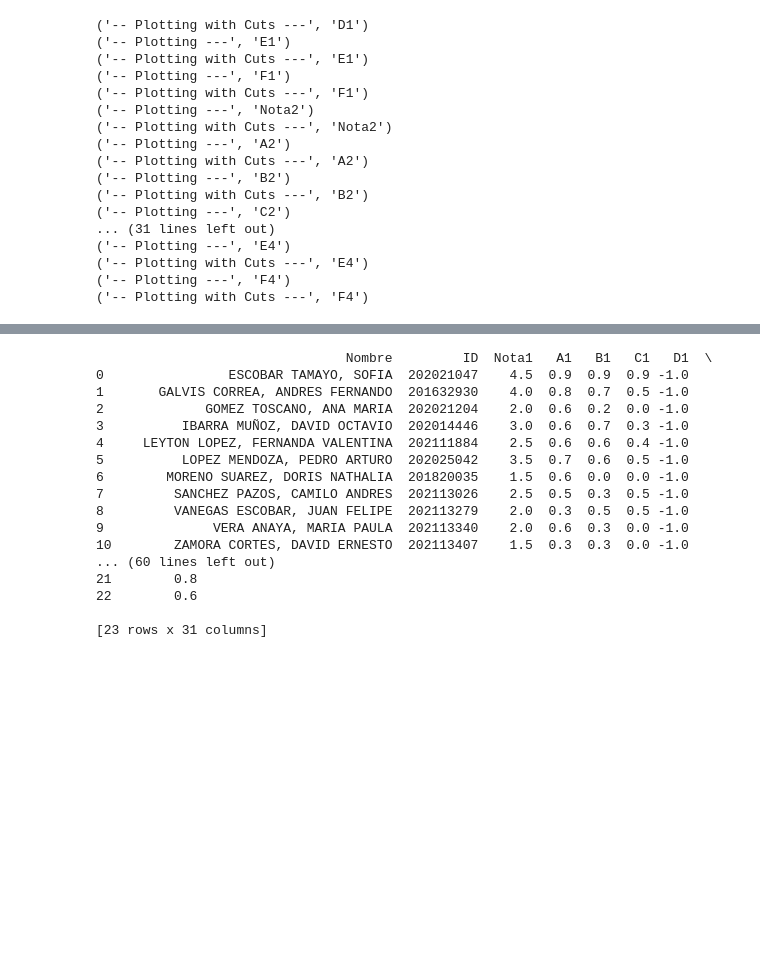
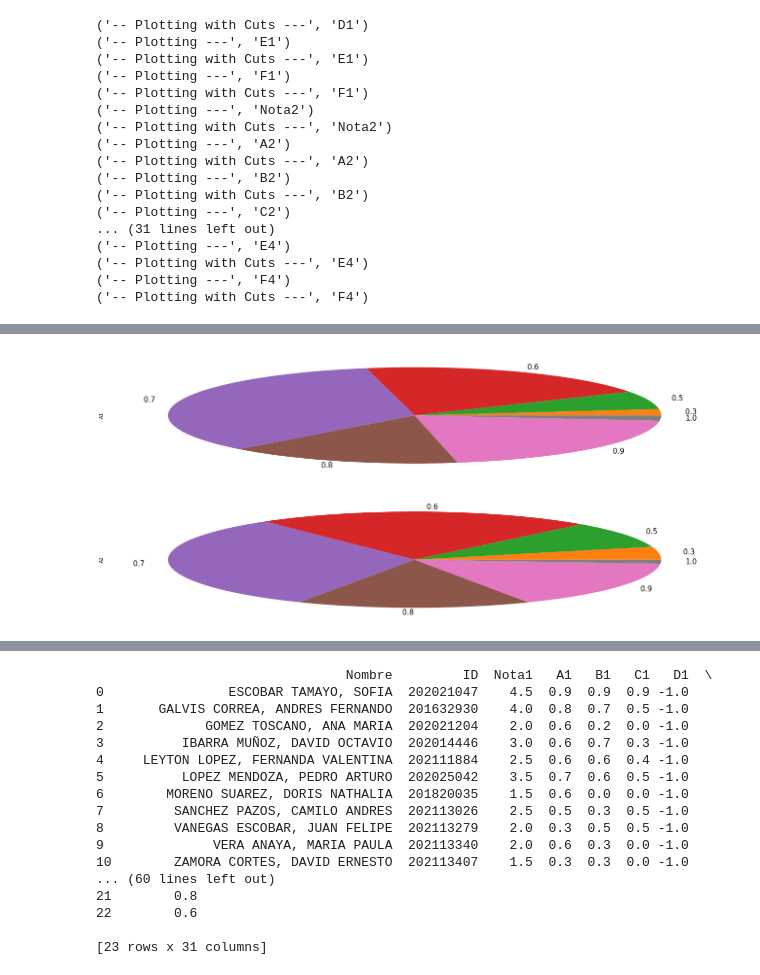
Before and after one commit to asegura4488/RutaControl2021, a Jupyter notebook: Analysis_Fisica1.ipynb, the cells around one changed output, grey strips where cells are left out. Saved outputs shown, nothing was run; the diff lists cells and outputs as text; code cells hidden in the pictures; blank space fills up the shorter version.

```diff
--- a/Analysis_Fisica1.ipynb
+++ b/Analysis_Fisica1.ipynb
@@ -438,0 +537,11 @@ for i in range(2,length):
+# %%
+fig = plt.figure(figsize=(50,10))
+
+ax1 = fig.add_subplot(2,2,1)
+ax1 = DFrameArray[4].groupby('A1')['A1'].sum().plot(kind='pie', fontsize=15)
+ax2 = fig.add_subplot(2,2,3)
+ax2 = DFrameArray[4].groupby('A1')['A2'].sum().plot(kind='pie', fontsize=15)
+
+plt.show()
+# %% [output]
+[figure, added]
```
Also changed, not shown: parts of 9 cells of this notebook, 1 other file.
